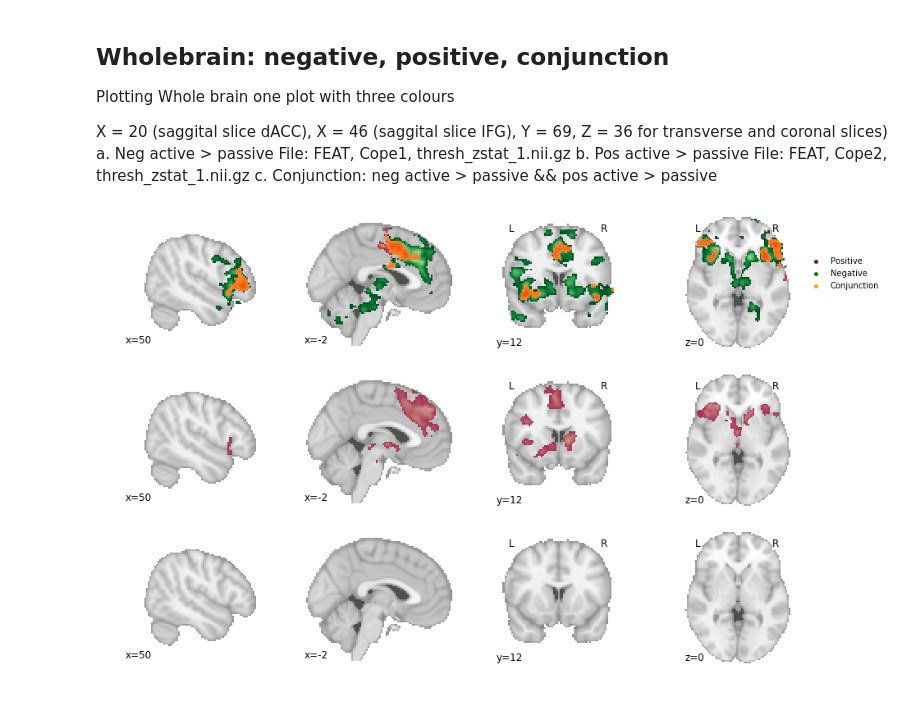
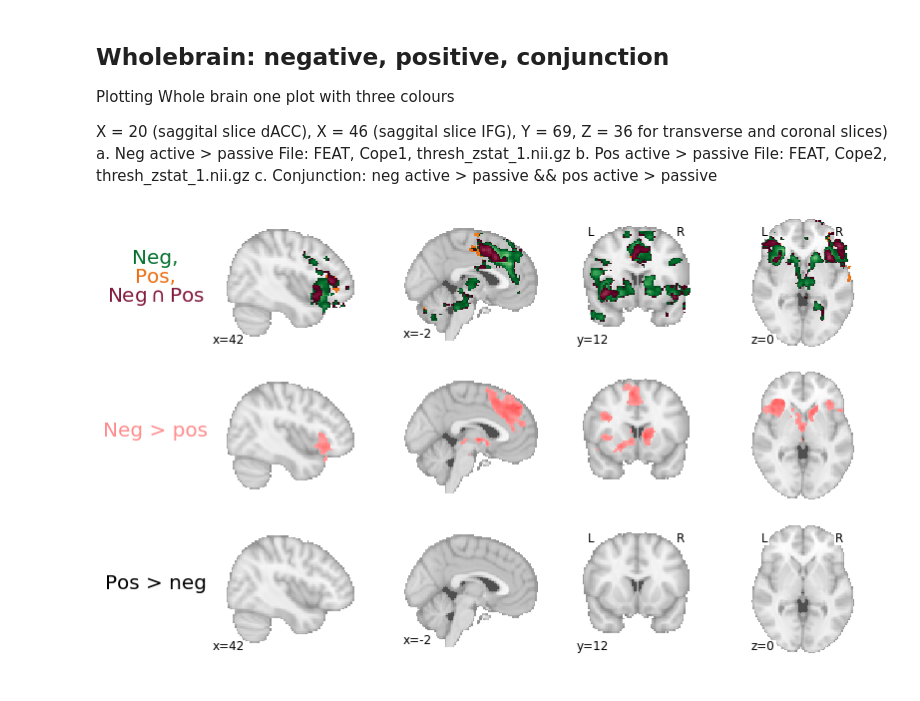
Before and after one commit to lukassnoek/MorbidCuriosityFMRI, a Jupyter notebook: code/plotting/plot_notebook.ipynb, the cells around one changed output. Saved outputs shown, nothing was run; the diff lists cells and outputs as text; code cells hidden in the pictures.

```diff
--- a/code/plotting/plot_notebook.ipynb
+++ b/code/plotting/plot_notebook.ipynb
@@ -132,11 +172,11 @@ wb_neg = data['desc_neg']['wholebrain']['actpas']
 wb_pos = data['desc_pos']['wholebrain']['actpas']
 wb_negpos = data['desc_negpos']['wholebrain']['actpas']
 wb_posneg = data['desc_posneg']['wholebrain']['actpas']
-
 wb_conj = 'thresh_conjunction_cue-negpos_contrast-actpas.nii.gz'
 
-coords = [('x', 50), ('x', -2), ('y', 12), ('z', 0)]
-fig, axes = plt.subplots(nrows=3, ncols=4, figsize=(15, 10))
+coords = [('x', 42), ('x', -2), ('y', 12), ('z', 0)]
+gs_kw = dict(width_ratios=[1.25, 1, 1, 1])
+fig, axes = plt.subplots(nrows=3, ncols=4, figsize=(12, 8), gridspec_kw=gs_kw)
 
 for i in range(axes.shape[1]):
 
@@ -145,8 +185,8 @@ for i in range(axes.shape[1]):
         display_mode=coords[i][0],
         cut_coords=[coords[i][1]],
         threshold=2.58,
-        vmax=8,
-        cmap='purple_green_r',
+        vmax=7.5,
+        cmap='cyan_orange',
         colorbar=False,
         draw_cross=False,
         figure=fig,
@@ -156,7 +196,7 @@ for i in range(axes.shape[1]):
     display.add_overlay(
         wb_neg,
         threshold=2.58,
-        vmax=7,
+        vmax=7.5,
         vmin=-2,
         cmap='purple_green'
     )
@@ -164,9 +204,9 @@ for i in range(axes.shape[1]):
     display.add_overlay(
         wb_conj,
         threshold=2.58,
-        vmax=7,
+        vmax=7.5,
         vmin=-2,
-        cmap='Oranges'
+        cmap='purple_green_r'
     )
 
     display = plotting.plot_stat_map(
@@ -174,39 +214,50 @@ for i in range(axes.shape[1]):
         display_mode=coords[i][0],
         cut_coords=[coords[i][1]],
         threshold=2.58,
-        vmax=8,
-        cmap='purple_green_r',
+        vmax=7,
+        cmap='bwr',
         colorbar=False,
         draw_cross=False,
         figure=fig,
-        axes=axes[1, i]
+        axes=axes[1, i],
+        annotate=False
     )
 
     display = plotting.plot_stat_map(
         stat_map_img=wb_posneg,
         display_mode=coords[i][0],
         cut_coords=[coords[i][1]],
         threshold=2.58,
-        vmax=8,
+        vmax=7.5,
         cmap='purple_green_r',
         colorbar=False,
         draw_cross=False,
         figure=fig,
         axes=axes[2, i]
     )
 
+"""
 axes[0, 3].legend(
     handles=[
         plt.Line2D([0], [0], marker='o', color='white', markerfacecolor='purple'),
         plt.Line2D([0], [0], marker='o', color='white', markerfacecolor='green'),
         plt.Line2D([0], [0], marker='o', color='white', markerfacecolor='orange'),
     ],
     labels=['Positive', 'Negative', 'Conjunction'],
     frameon=False,
-    bbox_to_anchor=(1.5, 0.75)
+    bbox_to_anchor=(1.7, 0.75)
 )
+"""
+
+axes[0, 0].text(-0.275, 0.65, 'Neg,', fontsize=20, color=green, ha='center')
+axes[0, 0].text(-0.275, 0.5, 'Pos,', fontsize=20, color=orange, ha='center')
+axes[0, 0].text(-0.275, 0.35, r'$\mathrm{Neg} \cap \mathrm{Pos}$', color=purple, fontsize=20, ha='center')
+
+axes[1, 0].text(-0.275, 0.5, 'Neg > pos', fontsize=20, color=pink, ha='center')
+axes[2, 0].text(-0.275, 0.5, 'Pos > neg', fontsize=20, ha='center')
 
 plotting.show()
+fig.savefig('../figures/figure2.png', dpi=200)
 display.close()
 # %% [output]
-[figure, old version]
+[figure, new version]
```
Also changed, not shown: parts of 2 cells of this notebook, 2 other files.
